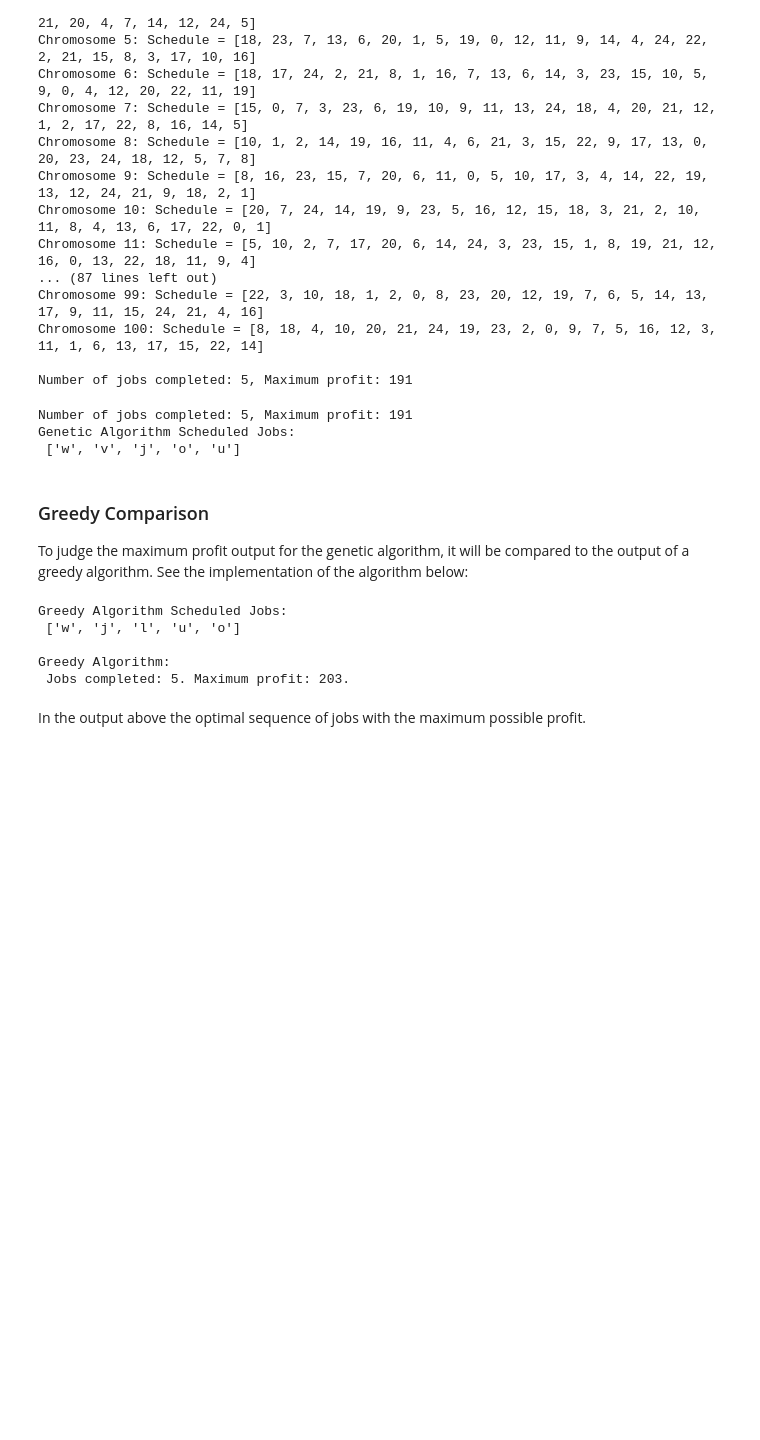
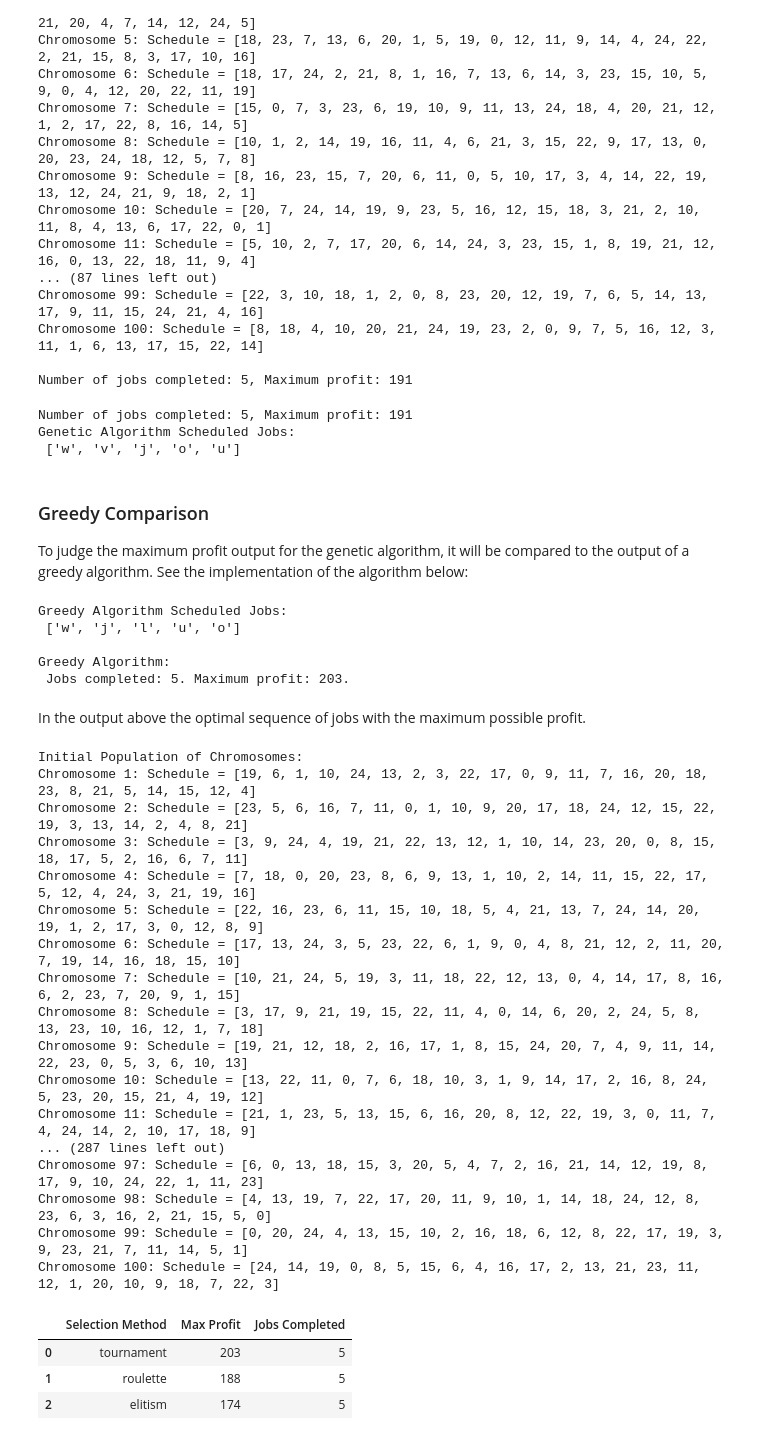
Before and after one commit to thmaz/job_scheduler-ea, a Jupyter notebook: algorithm_evaluation.ipynb, the cells around one changed output. Drawn from its saved outputs; the diff is of its cells as text; code cells hidden in the pictures; blank space fills up the shorter version.

```diff
--- a/algorithm_evaluation.ipynb
+++ b/algorithm_evaluation.ipynb
@@ -121,3 +121,49 @@ Greedy Algorithm:
  Jobs completed: 5. Maximum profit: 203.
 # %% [markdown]
 In the output above the optimal sequence of jobs with the maximum possible profit.
+# %%
+selection_methods = ["tournament", "roulette", "elitism"]
+results = []
+
+for method in selection_methods:
+    max_profit, job_count, best_schedule = ga_run(
+        jobs,
+        pop_size=100,
+        generations=700,
+        mutation_rate=0.4,
+        tournament_size=8,  # Only relevant for tournament selection
+        selection_method=method,  # Varying selection method
+        crossover_method="pmx",
+        mutation_method="random_reset"
+    )
+
+    results.append({
+        "Selection Method": method,
+        "Max Profit": max_profit,
+        "Jobs Completed": job_count
+    })
+
+df_results = pd.DataFrame(results)
+display(df_results)
+# %% [output]
+Initial Population of Chromosomes:
+Chromosome 1: Schedule = [19, 6, 1, 10, 24, 13, 2, 3, 22, 17, 0, 9, 11, 7, 16, 20, 18, 23, 8, 21, 5, 14, 15, 12, 4]
+Chromosome 2: Schedule = [23, 5, 6, 16, 7, 11, 0, 1, 10, 9, 20, 17, 18, 24, 12, 15, 22, 19, 3, 13, 14, 2, 4, 8, 21]
+Chromosome 3: Schedule = [3, 9, 24, 4, 19, 21, 22, 13, 12, 1, 10, 14, 23, 20, 0, 8, 15, 18, 17, 5, 2, 16, 6, 7, 11]
+Chromosome 4: Schedule = [7, 18, 0, 20, 23, 8, 6, 9, 13, 1, 10, 2, 14, 11, 15, 22, 17, 5, 12, 4, 24, 3, 21, 19, 16]
+Chromosome 5: Schedule = [22, 16, 23, 6, 11, 15, 10, 18, 5, 4, 21, 13, 7, 24, 14, 20, 19, 1, 2, 17, 3, 0, 12, 8, 9]
+Chromosome 6: Schedule = [17, 13, 24, 3, 5, 23, 22, 6, 1, 9, 0, 4, 8, 21, 12, 2, 11, 20, 7, 19, 14, 16, 18, 15, 10]
+Chromosome 7: Schedule = [10, 21, 24, 5, 19, 3, 11, 18, 22, 12, 13, 0, 4, 14, 17, 8, 16, 6, 2, 23, 7, 20, 9, 1, 15]
+Chromosome 8: Schedule = [3, 17, 9, 21, 19, 15, 22, 11, 4, 0, 14, 6, 20, 2, 24, 5, 8, 13, 23, 10, 16, 12, 1, 7, 18]
+Chromosome 9: Schedule = [19, 21, 12, 18, 2, 16, 17, 1, 8, 15, 24, 20, 7, 4, 9, 11, 14, 22, 23, 0, 5, 3, 6, 10, 13]
+Chromosome 10: Schedule = [13, 22, 11, 0, 7, 6, 18, 10, 3, 1, 9, 14, 17, 2, 16, 8, 24, 5, 23, 20, 15, 21, 4, 19, 12]
+Chromosome 11: Schedule = [21, 1, 23, 5, 13, 15, 6, 16, 20, 8, 12, 22, 19, 3, 0, 11, 7, 4, 24, 14, 2, 10, 17, 18, 9]
+... (287 lines left out)
+Chromosome 97: Schedule = [6, 0, 13, 18, 15, 3, 20, 5, 4, 7, 2, 16, 21, 14, 12, 19, 8, 17, 9, 10, 24, 22, 1, 11, 23]
+Chromosome 98: Schedule = [4, 13, 19, 7, 22, 17, 20, 11, 9, 10, 1, 14, 18, 24, 12, 8, 23, 6, 3, 16, 2, 21, 15, 5, 0]
+Chromosome 99: Schedule = [0, 20, 24, 4, 13, 15, 10, 2, 16, 18, 6, 12, 8, 22, 17, 19, 3, 9, 23, 21, 7, 11, 14, 5, 1]
+Chromosome 100: Schedule = [24, 14, 19, 0, 8, 5, 15, 6, 4, 16, 17, 2, 13, 21, 23, 11, 12, 1, 20, 10, 9, 18, 7, 22, 3]
+|  | Selection Method | Max Profit | Jobs Completed |
+| 0 | tournament | 203 | 5 |
+| 1 | roulette | 188 | 5 |
+| 2 | elitism | 174 | 5 |
```
Also changed, not shown: 2 other files.
